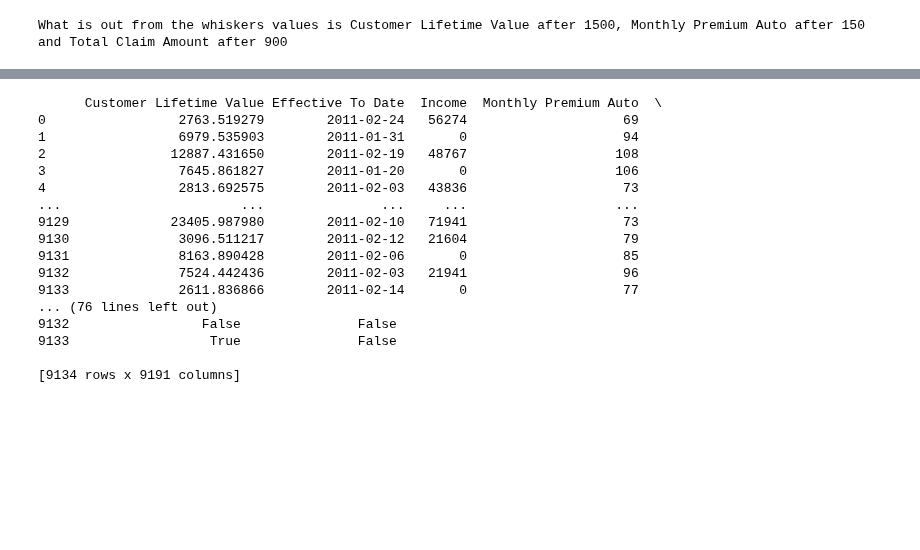
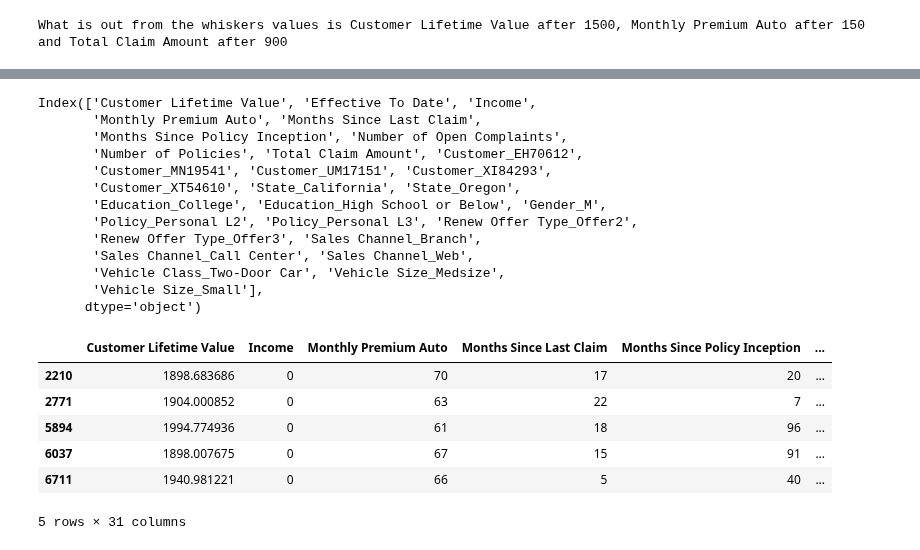
Before and after one commit to ironhack-labs/lab-data-cleaning-and-wrangling, a Jupyter notebook: lab-data-cleaning-and-wrangling.ipynb, the cells around one changed output, grey strips where cells are left out. Saved outputs shown, nothing was run; the diff lists cells and outputs as text; code cells hidden in the pictures; blank space fills up the shorter version.

```diff
--- a/lab-data-cleaning-and-wrangling.ipynb
+++ b/lab-data-cleaning-and-wrangling.ipynb
@@ -94,32 +127,40 @@ df_no_outliers.head(3)
 # %%
 # 5 The time variable can be useful. Try to transform its data into a useful one. Hint: Day week and month as integers
   # might be useful.
+# %%
+df_no_outliers.columns
+# %% [output]
+Index(['Customer Lifetime Value', 'Effective To Date', 'Income',
+       'Monthly Premium Auto', 'Months Since Last Claim',
+       'Months Since Policy Inception', 'Number of Open Complaints',
+       'Number of Policies', 'Total Claim Amount', 'Customer_EH70612',
+       'Customer_MN19541', 'Customer_UM17151', 'Customer_XI84293',
+       'Customer_XT54610', 'State_California', 'State_Oregon',
+       'Education_College', 'Education_High School or Below', 'Gender_M',
+       'Policy_Personal L2', 'Policy_Personal L3', 'Renew Offer Type_Offer2',
+       'Renew Offer Type_Offer3', 'Sales Channel_Branch',
+       'Sales Channel_Call Center', 'Sales Channel_Web',
+       'Vehicle Class_Two-Door Car', 'Vehicle Size_Medsize',
+       'Vehicle Size_Small'],
+      dtype='object')
 # %%
-df_no_outliers['Effective To Date'] = pd.to_datetime(df_no_outliers['Effective To Date'])
+df_no_outliers['Effective To Date'] = pd.to_datetime(df_no_outliers['Effective To Date'], format='%m/%d/%y')
 
 df_no_outliers['Day'] = df_no_outliers['Effective To Date'].dt.day.astype(int)
 df_no_outliers['Month'] = df_no_outliers['Effective To Date'].dt.month.astype(int)
 df_no_outliers['Year'] = df_no_outliers['Effective To Date'].dt.year.astype(int)
 
-print(df_no_outliers)
+df_no_outliers.drop('Effective To Date', axis=1, inplace=True)
-# %% [output]
-      Customer Lifetime Value Effective To Date  Income  Monthly Premium Auto  \
-0                 2763.519279        2011-02-24   56274                    69
-1                 6979.535903        2011-01-31       0                    94
-2                12887.431650        2011-02-19   48767                   108
-3                 7645.861827        2011-01-20       0                   106
-4                 2813.692575        2011-02-03   43836                    73
-...                       ...               ...     ...                   ...
-9129             23405.987980        2011-02-10   71941                    73
-9130              3096.511217        2011-02-12   21604                    79
-9131              8163.890428        2011-02-06       0                    85
-9132              7524.442436        2011-02-03   21941                    96
-9133              2611.836866        2011-02-14       0                    77
-... (76 lines left out)
-9132                 False               False
-9133                  True               False
-
-[9134 rows x 9191 columns]
+# %%
+df_no_outliers.head()
+# %% [output]
+|  | Customer Lifetime Value | Income | Monthly Premium Auto | Months Since Last Claim | Months Since Policy Inception | ... |
+| 2210 | 1898.683686 | 0 | 70 | 17 | 20 | ... |
+| 2771 | 1904.000852 | 0 | 63 | 22 | 7 | ... |
+| 5894 | 1994.774936 | 0 | 61 | 18 | 96 | ... |
+| 6037 | 1898.007675 | 0 | 67 | 15 | 91 | ... |
+| 6711 | 1940.981221 | 0 | 66 | 5 | 40 | ... |
+5 rows × 31 columns
 # %%
 # 6 Since the model will only accept numerical data, check and make sure that every column is numerical, if some are not,
   # change it using encoding.
```
Also changed, not shown: parts of 9 cells of this notebook.
